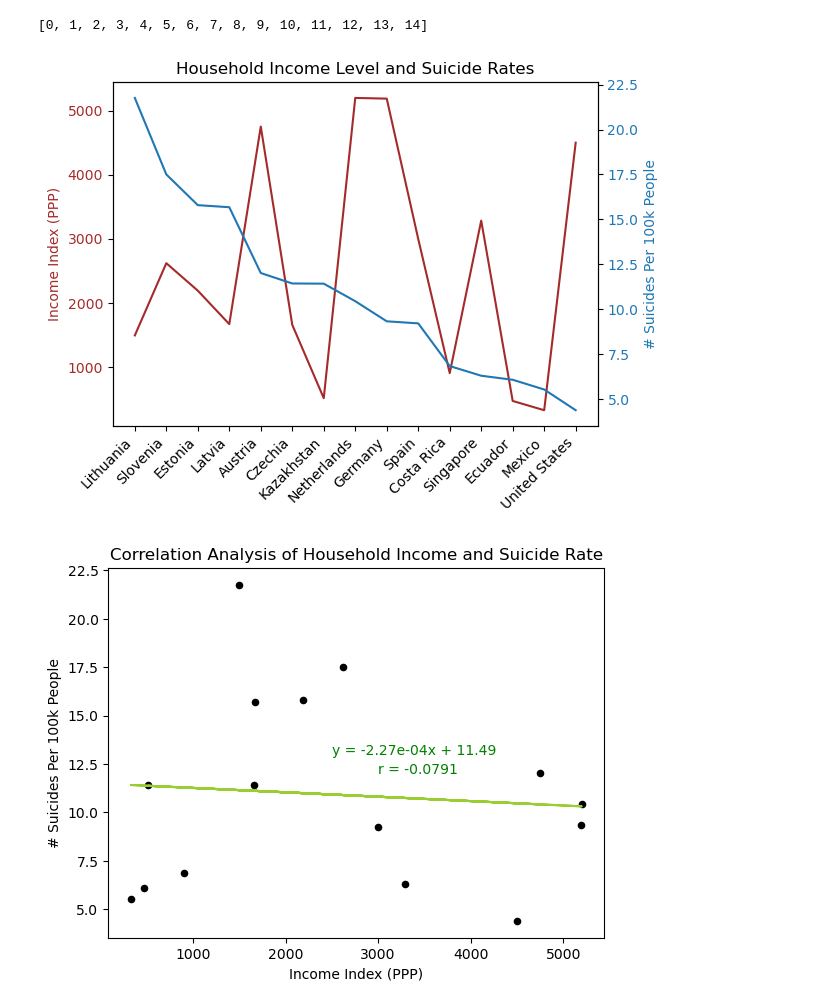
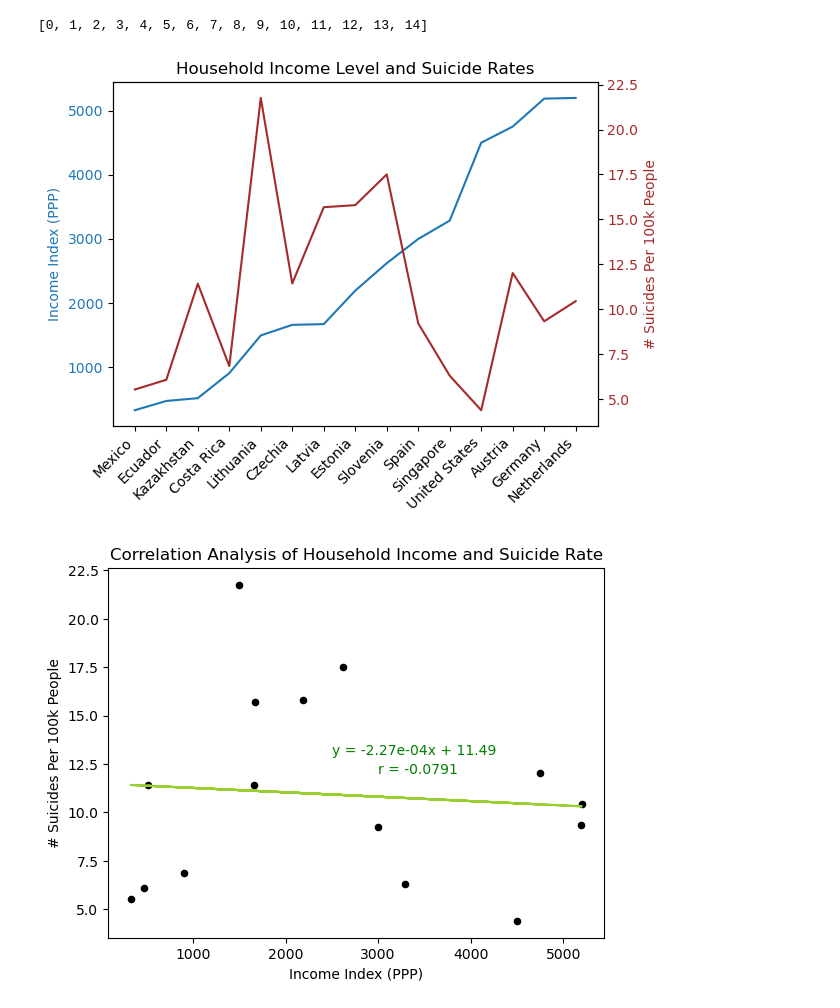
Before and after one commit to kendraliu/Project-One-An-Analysis-of-Suicide-Rate-and-Several-Factors, a Jupyter notebook: Does high-income guarantee better mental health?.ipynb, the cells around one changed output. Saved outputs shown, nothing was run; the diff lists cells and outputs as text; code cells hidden in the pictures.

Commit message:
update figure 1

```diff
--- a/Does high-income guarantee better mental health?.ipynb
+++ b/Does high-income guarantee better mental health?.ipynb
@@ -88,6 +88,7 @@ si
 # %%
 comparison = pd.merge(si, income, on="country", how="left")
 comparison = comparison.dropna()
+comparison = comparison.sort_values("U.S. dollars")
 comparison = comparison.reset_index(drop=True)
 comparison
 # %% [output]
@@ -118,26 +119,26 @@ xaxis
 [0, 1, 2, 3, 4, 5, 6, 7, 8, 9, 10, 11, 12, 13, 14]
 # %%
 fig, fig1 = plt.subplots()
-fig1.plot(comparison["U.S. dollars"], color="brown")
+fig1.plot(comparison["U.S. dollars"], color="#1f77b4")
 fig2 = fig1.twinx()
-fig2.plot(comparison["# Suicides Per 100k People"])
+fig2.plot(comparison["# Suicides Per 100k People"], color="brown")
 
 fig1.set_xticks(xaxis)
 fig1.set_xticklabels(comparison["country"], rotation=45, horizontalalignment = "right")
 fig1.xaxis.set_label_coords(-0.5,0)
 
-fig1.set_ylabel("Income Index (PPP)", color="brown")
-fig1.tick_params(axis="y", labelcolor="brown")
+fig1.set_ylabel("Income Index (PPP)", color="#1f77b4")
+fig1.tick_params(axis="y", labelcolor="#1f77b4")
 
-fig2.set_ylabel("# Suicides Per 100k People", color="#1f77b4")
-fig2.tick_params(axis="y", labelcolor="#1f77b4")
+fig2.set_ylabel("# Suicides Per 100k People", color="brown")
+fig2.tick_params(axis="y", labelcolor="brown")
 
 plt.title("Household Income Level and Suicide Rates")
 fig.tight_layout()
 plt.savefig("IncomeSI.png")
 plt.show()
 # %% [output]
-[figure, old version]
+[figure, new version]
 # %%
 comparison.plot(kind="scatter", x="U.S. dollars", y="# Suicides Per 100k People", xlabel="Income Index (PPP)", ylabel="# Suicides Per 100k People", color="black")
 x = comparison["U.S. dollars"]
```
Also changed, not shown: parts of 1 cell of this notebook, 1 other file.
